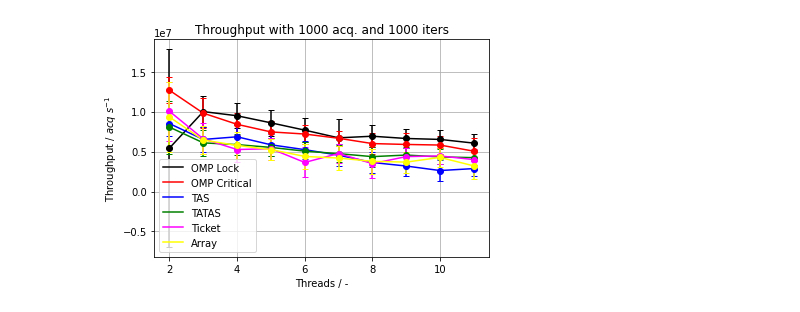
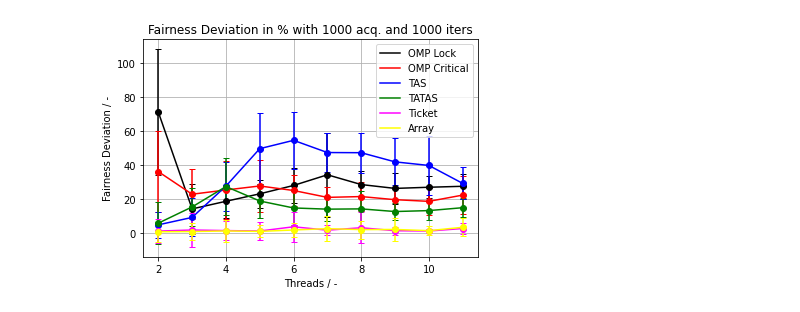
Before and after one commit to tellocam/AMP, a Jupyter notebook: framework/BenchmarkPlots.ipynb, the cells around one changed output. Cells and saved outputs as stored; diff of their text form; code cells hidden in the pictures.

Commit message:
stuff effin works man

```diff
--- a/framework/BenchmarkPlots.ipynb
+++ b/framework/BenchmarkPlots.ipynb
@@ -40,17 +40,19 @@ df_TATAS = utils.dataframeBuilder(bmListTATAS)
 df_Ticket = utils.dataframeBuilder(bmListTicket)
 df_array = utils.dataframeBuilder(bmListArray)
 # %%
-utils.plotStuff("threads", "TP", "OMP Lock", df_LockOMP, "black")
-utils.plotStuff("threads", "TP", "OMP Critical", df_CriticalOMP, color = "red")
-utils.plotStuff("threads", "TP", "TAS", df_TAS, color = "blue")
-utils.plotStuff("threads", "TP", "TATAS", df_TATAS, color = "green")
-utils.plotStuff("threads", "TP", "Ticket", df_Ticket, color = "magenta")
-utils.plotStuff("threads", "TP", "Array", df_array, color = "yellow")
+plotWhat = "Fair"
 
-plt.title("Throughput with 1000 acq. and 1000 iters")
+utils.plotStuff("threads", plotWhat, "OMP Lock", df_LockOMP, "black")
+utils.plotStuff("threads", plotWhat, "OMP Critical", df_CriticalOMP, color = "red")
+utils.plotStuff("threads", plotWhat, "TAS", df_TAS, color = "blue")
+utils.plotStuff("threads", plotWhat, "TATAS", df_TATAS, color = "green")
+utils.plotStuff("threads", plotWhat, "Ticket", df_Ticket, color = "magenta")
+utils.plotStuff("threads", plotWhat, "Array", df_array, color = "yellow")
+
+plt.title("Fairness Deviation in % with 1000 acq. and 1000 iters")
 plt.xlabel("Threads / -")
-plt.ylabel("Throughput / $acq$ $s^{-1}$")
+plt.ylabel("Fairness Deviation / -")
 plt.legend()
 plt.grid()
 # %% [output]
-[figure, old version]
+[figure, new version]
```
